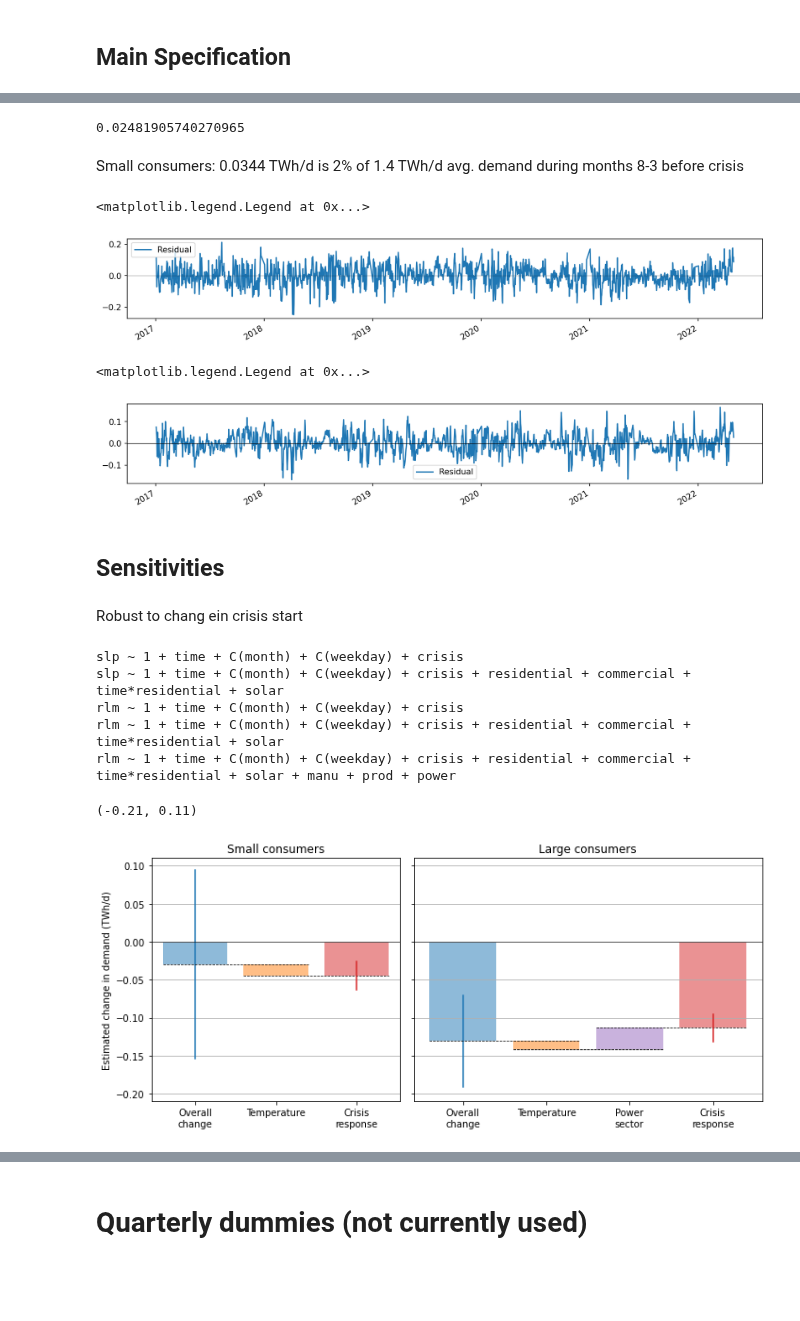
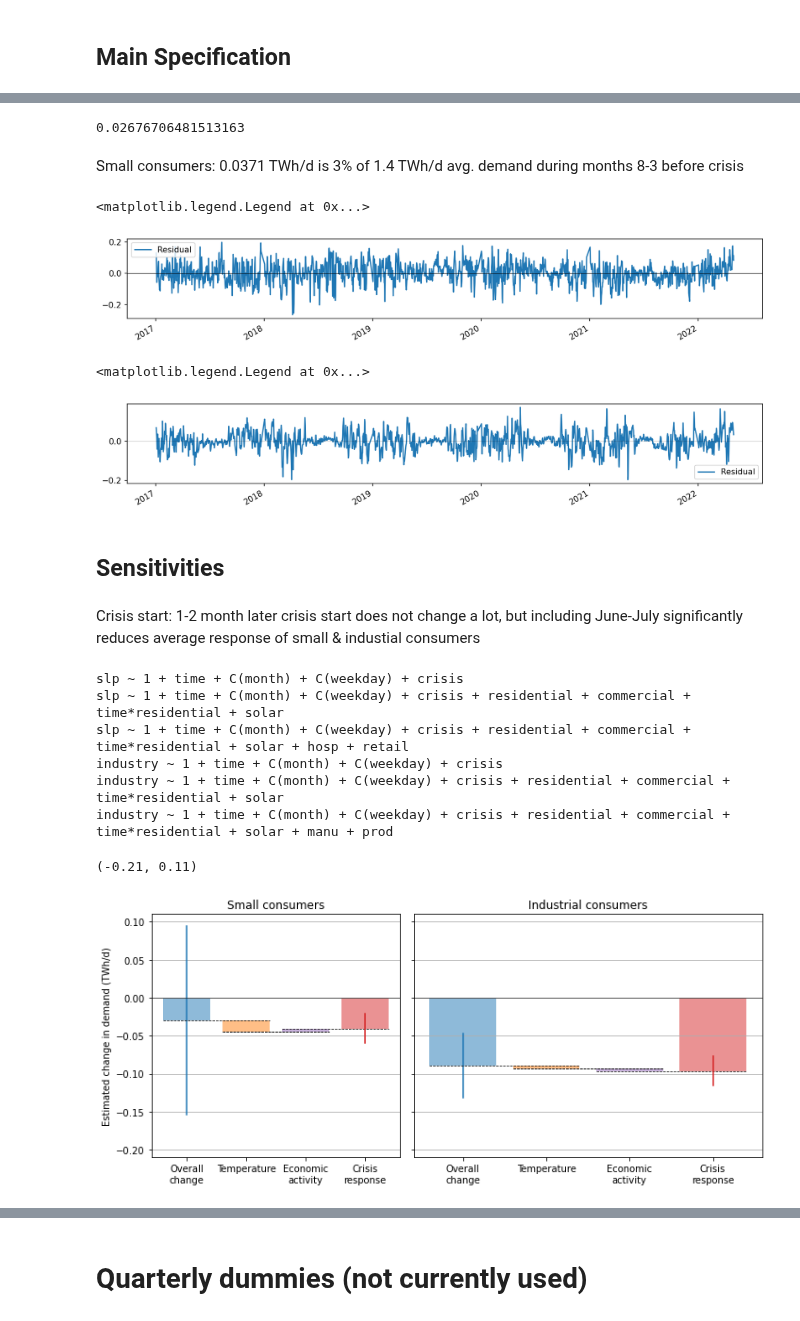
Before and after one commit to oruhnau/energy_demand, a Jupyter notebook: top_down/analysis.ipynb, the cells around one changed output, grey strips where cells are left out. Saved outputs shown, nothing was run; the diff lists cells and outputs as text; code cells hidden in the pictures; blank space fills up the shorter version.

```diff
--- a/top_down/analysis.ipynb
+++ b/top_down/analysis.ipynb
@@ -101,7 +101,9 @@ def all_models(dummy_list, consumer='rlm', further_controls=False, econ=False):
 
         control_list = [d for d in dummy_list]
         if 'temp' in name:
-            control_list += ['w2h','time*w2h','temp','solar']
+            control_list += ['residential','commercial','time*residential','solar']
+#        if 'temp' in name:
+#            control_list += 'w2h','time*w2h','temp,'solar']
         if 'econ' in name:
             control_list += ['manu','prod'] if (consumer=='rlm' or consumer=='industry') else ['hosp','retail']
         if 'power' in name:
@@ -157,7 +159,7 @@ def plot_waterfall(ax, results, consumer='rlm', ylabel=''):
     title_conversion = {
         'slp':'Small consumers',
         'rlm':'Large consumers',
-        'industry':'Industry',
+        'industry':'Industrial consumers',
     }
     ax.set_title(title_conversion[consumer])
     if log:
@@ -297,11 +301,11 @@ strong multicollinearity or other numerical problems.
 
 # year-on-year
 ref_slp = dfx[(dfx.index >= '2020-08-01') & (dfx.index < '2021-05-01')]['slp'].mean()  #, (338+58)/(338+141+58))
-0.0344 / ref_slp #temp+econ
+0.0371 / ref_slp #temp+econ
 # %% [output]
-0.02481905740270965
+0.02676706481513163
 # %% [markdown]
-Small consumers: 0.0344 TWh/d is 2% of 1.4 TWh/d avg. demand during months 8-3 before crisis
+Small consumers: 0.0371 TWh/d is 3% of 1.4 TWh/d avg. demand during months 8-3 before crisis
 # %%
 resid = results['industry']['temp+econ'].fittedvalues - dfx['industry']
 
@@ -313,7 +317,7 @@ plt.axhline(0, color='black', linewidth=0.5)
 plt.legend(loc='upper left')
 # %% [output]
 <matplotlib.legend.Legend at 0x...>
-[figure, old version]
+[figure, new version]
 # %%
 resid = results['slp']['temp+econ'].fittedvalues - dfx['slp']
 
@@ -325,22 +329,23 @@ plt.axhline(0, color='black', linewidth=0.5)
 plt.legend()
 # %% [output]
 <matplotlib.legend.Legend at 0x...>
-[figure, old version]
+[figure, new version]
 # %% [markdown]
 ## Sensitivities
 # %% [markdown]
-Robust to chang ein crisis start
+Crisis start: 1-2 month later crisis start does not change a lot, but including June-July significantly reduces average response of small & industial consumers
 # %%
 log=False
 fitting_start = "2017-01-01"
-crisis_start = "2021-09-01"
-results = one_dummy()
+crisis_start = "2021-09-01" #default: 2021-08-01
+results = one_dummy(econ=True)
 plt.ylim(-.21, .11)
 # %% [output]
 slp ~ 1 + time + C(month) + C(weekday) + crisis
 slp ~ 1 + time + C(month) + C(weekday) + crisis + residential + commercial + time*residential + solar
-rlm ~ 1 + time + C(month) + C(weekday) + crisis
-rlm ~ 1 + time + C(month) + C(weekday) + crisis + residential + commercial + time*residential + solar
-rlm ~ 1 + time + C(month) + C(weekday) + crisis + residential + commercial + time*residential + solar + manu + prod + power
+slp ~ 1 + time + C(month) + C(weekday) + crisis + residential + commercial + time*residential + solar + hosp + retail
+industry ~ 1 + time + C(month) + C(weekday) + crisis
+industry ~ 1 + time + C(month) + C(weekday) + crisis + residential + commercial + time*residential + solar
+industry ~ 1 + time + C(month) + C(weekday) + crisis + residential + commercial + time*residential + solar + manu + prod
 (-0.21, 0.11)
-[figure, old version]
+[figure, new version]
```
Also changed, not shown: parts of 22 cells of this notebook.
